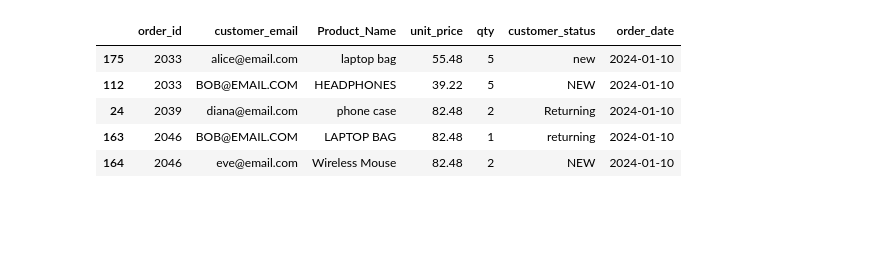
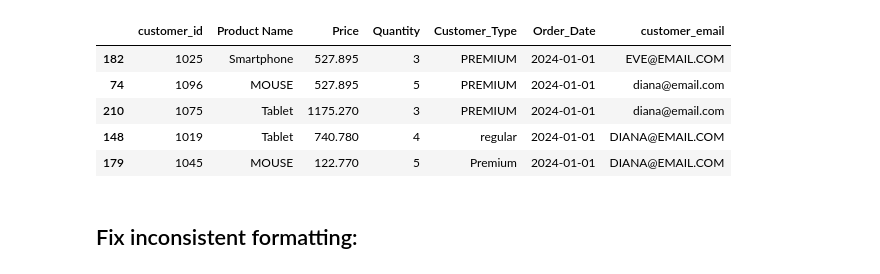
Before and after one commit to JavierWolvie/Data-Analytics, a Jupyter notebook: PYTHON/Order Data Cleaning Challenge.ipynb, the cells around one changed output. Saved outputs shown, nothing was run; the diff lists cells and outputs as text; code cells hidden in the pictures; blank space fills up the shorter version.

```diff
--- a/PYTHON/Order Data Cleaning Challenge.ipynb
+++ b/PYTHON/Order Data Cleaning Challenge.ipynb
@@ -4,7 +4,8 @@
 import pandas as pd
 import numpy as np
 # %%
-df= pd.read_csv("messy_order_assignment.csv")
+#loading dataset
+df= pd.read_csv("data_cleaning_in_python.csv")
 
 df.head()
 # %% [output]
@@ -61,6 +64,6 @@ df.tail()
 # %%
 # Replace 'MISSING' and '' with np.nan
-df['unit_price'] = df['unit_price'].replace('MISSING', np.nan)
+df['Price'] = df['Price'].replace('MISSING', np.nan)
 
 df.head()
 # %% [output]
@@ -73,15 +76,15 @@ df.head()
 # %%
- # Fill missing dates using ffill  and  bfill
+# Fill missing dates using ffill  and  bfill
 #making sure the date column is in datetime format
-df['order_date'] = pd.to_datetime(df['order_date'], errors='coerce')
+df['Order_Date'] = pd.to_datetime(df['Order_Date'], errors='coerce')
 
 
 # Sort by date (important before filling)
-df = df.sort_values('order_date')
+df = df.sort_values('Order_Date')
 
-df['order_date'] = pd.to_datetime(df['order_date'], format='%Y-%m-%d', errors='coerce')
+df['Order_Date'] = pd.to_datetime(df['Order_Date'], format='%Y-%m-%d', errors='coerce')
 # Fill missing values using forward fill and backward fill
-df['order_date'] = df['order_date'].ffill().bfill()
+df['Order_Date'] = df['Order_Date'].ffill().bfill()
 
 df.head()
 df.tail()
@@ -95,16 +107,18 @@ df.tail()
 # %%
 #Fill missing prices with the median price
 # changing unit_price to numeric
-df['unit_price']=pd.to_numeric(df['unit_price'],errors='coerce')
+df['Price']=pd.to_numeric(df['Price'],errors='coerce')
 
-median_price = df['unit_price'].median()
-df['unit_price'] = df['unit_price'].fillna(median_price)
+median_price = df['Price'].median()
+df['Price'] = df['Price'].fillna(median_price)
 
 df.head()
 # %% [output]
-|  | order_id | customer_email | Product_Name | unit_price | qty | customer_status | order_date |
-| 175 | 2033 | alice@email.com | laptop bag | 55.48 | 5 | new | 2024-01-10 |
-| 112 | 2033 | BOB@EMAIL.COM | HEADPHONES | 39.22 | 5 | NEW | 2024-01-10 |
-| 24 | 2039 | diana@email.com | phone case | 82.48 | 2 | Returning | 2024-01-10 |
-| 163 | 2046 | BOB@EMAIL.COM | LAPTOP BAG | 82.48 | 1 | returning | 2024-01-10 |
-| 164 | 2046 | eve@email.com | Wireless Mouse | 82.48 | 2 | NEW | 2024-01-10 |
+|  | customer_id | Product Name | Price | Quantity | Customer_Type | Order_Date | customer_email |
+| 182 | 1025 | Smartphone | 527.895 | 3 | PREMIUM | 2024-01-01 | EVE@EMAIL.COM |
+| 74 | 1096 | MOUSE | 527.895 | 5 | PREMIUM | 2024-01-01 | diana@email.com |
+| 210 | 1075 | Tablet | 1175.270 | 3 | PREMIUM | 2024-01-01 | diana@email.com |
+| 148 | 1019 | Tablet | 740.780 | 4 | regular | 2024-01-01 | DIANA@EMAIL.COM |
+| 179 | 1045 | MOUSE | 122.770 | 5 | Premium | 2024-01-01 | DIANA@EMAIL.COM |
+# %% [markdown]
+## Fix inconsistent formatting:
```
Also changed, not shown: parts of 20 cells of this notebook.
